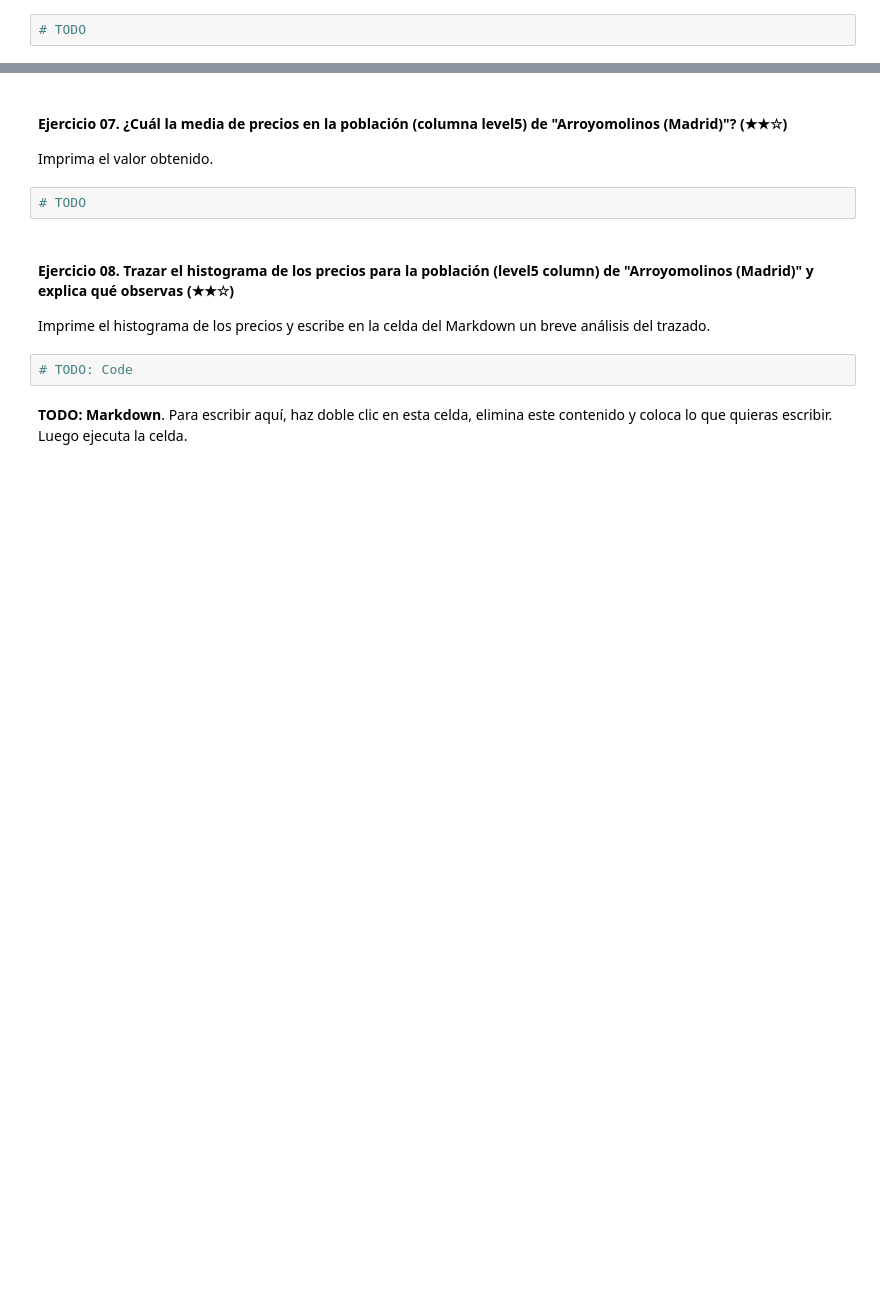
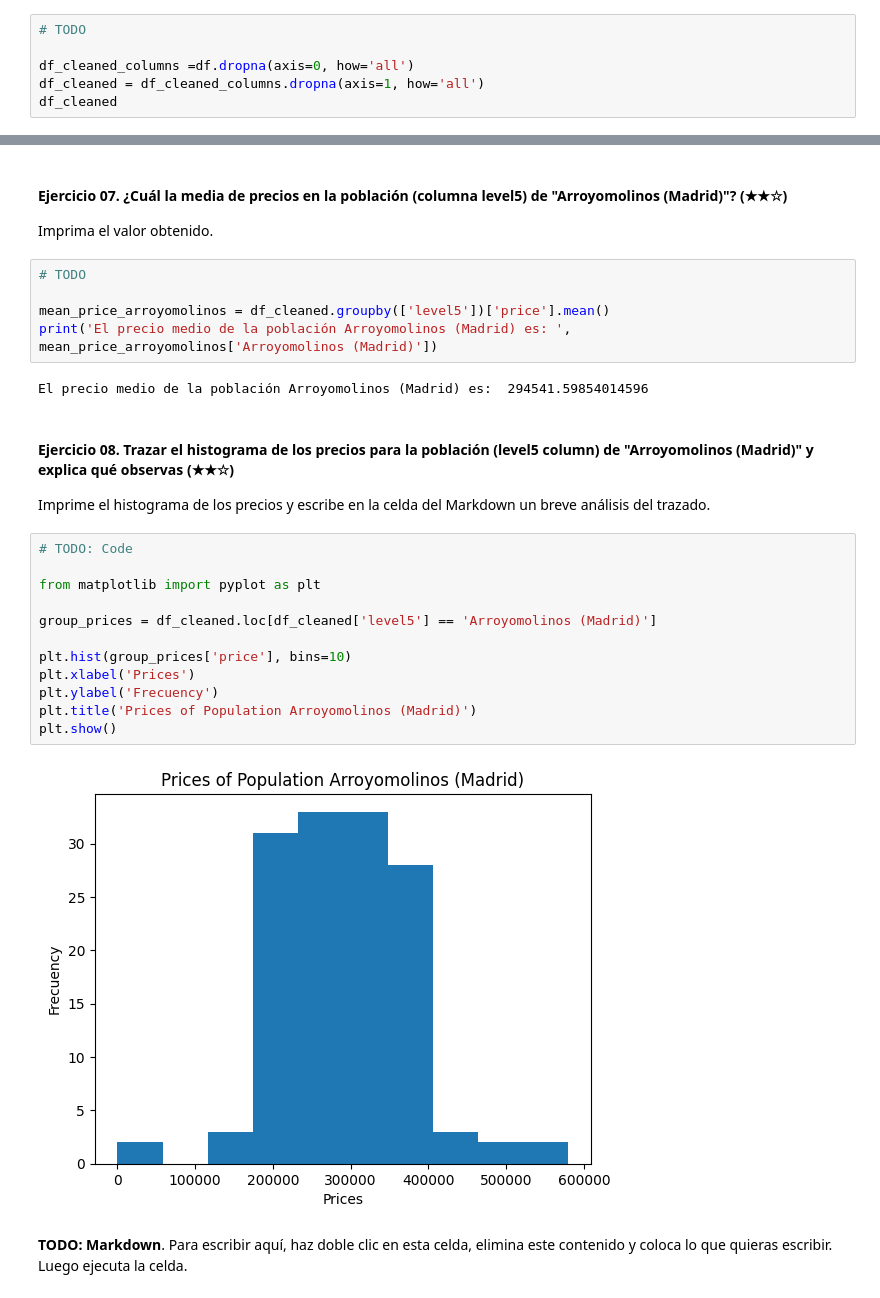
Before and after one commit to 4GeeksAcademy/Limpieza-de-datos_ErikCaly, a Jupyter notebook: project.es.ipynb, the cells around one changed output, grey strips where cells are left out. Drawn from its saved outputs; the diff is of its cells as text; blank space fills up the shorter version.

```diff
--- a/project.es.ipynb
+++ b/project.es.ipynb
@@ -155,3 +190,7 @@ Imprima un booleano (`True` o `False`) seguido de la fila/columna que contiene e
 Imprima una comparación entre las dimensiones del DataFrame original versus el DataFrame después de las eliminaciones.
 # %%
 # TODO
+
+df_cleaned_columns =df.dropna(axis=0, how='all')
+df_cleaned = df_cleaned_columns.dropna(axis=1, how='all')
+df_cleaned
@@ -161,12 +214,29 @@ Imprima una comparación entre las dimensiones del DataFrame original versus el
 Imprima el valor obtenido.
 # %%
 # TODO
+
+mean_price_arroyomolinos = df_cleaned.groupby(['level5'])['price'].mean()
+print('El precio medio de la población Arroyomolinos (Madrid) es: ', mean_price_arroyomolinos['Arroyomolinos (Madrid)'])
+# %% [output]
+El precio medio de la población Arroyomolinos (Madrid) es:  294541.59854014596
 # %% [markdown]
 #### Ejercicio 08. Trazar el histograma de los precios para la población (level5 column) de "Arroyomolinos (Madrid)" y explica qué observas (★★☆)
 
 Imprime el histograma de los precios y escribe en la celda del Markdown un breve análisis del trazado.
 # %%
 # TODO: Code
+
+from matplotlib import pyplot as plt
+
+group_prices = df_cleaned.loc[df_cleaned['level5'] == 'Arroyomolinos (Madrid)']
+
+plt.hist(group_prices['price'], bins=10)
+plt.xlabel('Prices')
+plt.ylabel('Frecuency')
+plt.title('Prices of Population Arroyomolinos (Madrid)')
+plt.show()
+# %% [output]
+[figure, added]
 # %% [markdown]
 **TODO: Markdown**. Para escribir aquí, haz doble clic en esta celda, elimina este contenido y coloca lo que quieras escribir. Luego ejecuta la celda.
 # %% [markdown]
```
Also changed, not shown: parts of 23 cells of this notebook.
